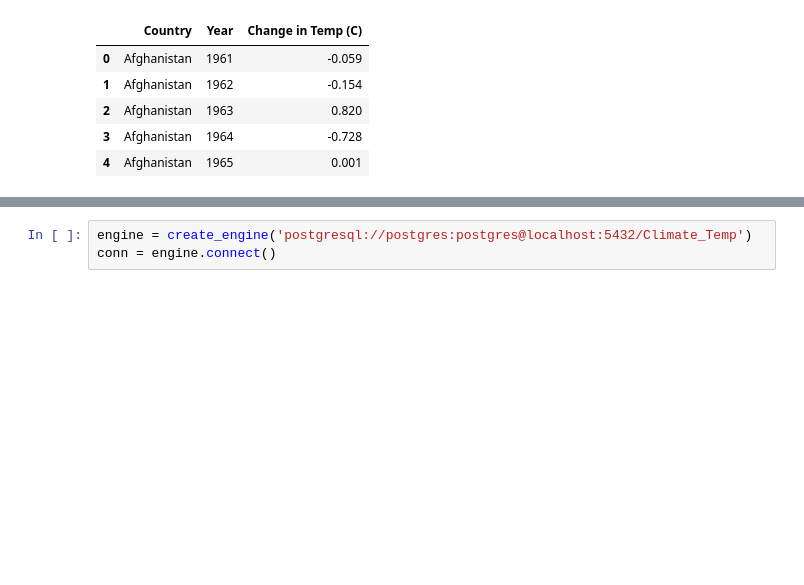
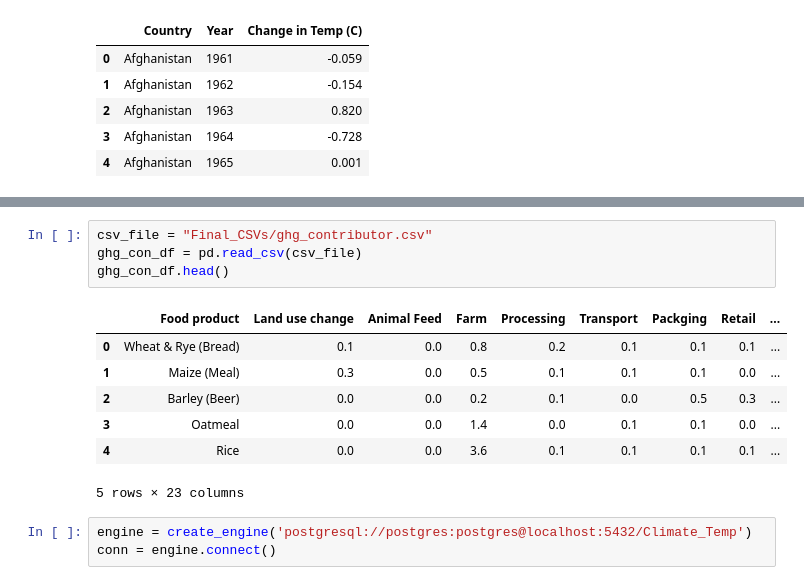
Before and after one commit to jenpusz/Project-2, a Jupyter notebook: engine.ipynb, the cells around one changed output, grey strips where cells are left out. Drawn from its saved outputs; the diff is of its cells as text; blank space fills up the shorter version.

```diff
--- a/engine.ipynb
+++ b/engine.ipynb
@@ -37,3 +70,15 @@ year_temp_df.head()
+# %%
+csv_file = "Final_CSVs/ghg_contributor.csv"
+ghg_con_df = pd.read_csv(csv_file)
+ghg_con_df.head()
+# %% [output]
+|  | Food product | Land use change | Animal Feed | Farm | Processing | Transport | Packging | Retail | ... |
+| 0 | Wheat & Rye (Bread) | 0.1 | 0.0 | 0.8 | 0.2 | 0.1 | 0.1 | 0.1 | ... |
+| 1 | Maize (Meal) | 0.3 | 0.0 | 0.5 | 0.1 | 0.1 | 0.1 | 0.0 | ... |
+| 2 | Barley (Beer) | 0.0 | 0.0 | 0.2 | 0.1 | 0.0 | 0.5 | 0.3 | ... |
+| 3 | Oatmeal | 0.0 | 0.0 | 1.4 | 0.0 | 0.1 | 0.1 | 0.0 | ... |
+| 4 | Rice | 0.0 | 0.0 | 3.6 | 0.1 | 0.1 | 0.1 | 0.1 | ... |
+5 rows × 23 columns
 # %%
 engine = create_engine('postgresql://postgres:postgres@localhost:5432/Climate_Temp')
 conn = engine.connect()
```
Also changed, not shown: parts of 9 cells of this notebook.
